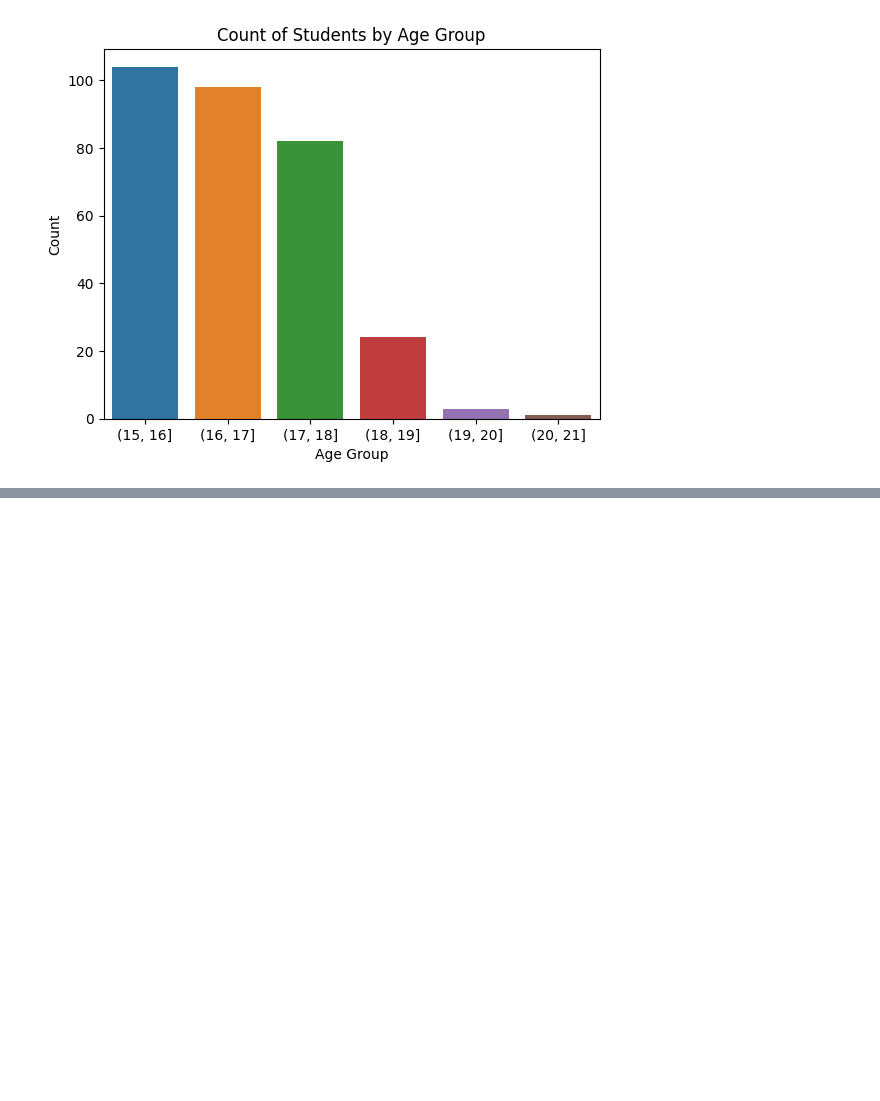
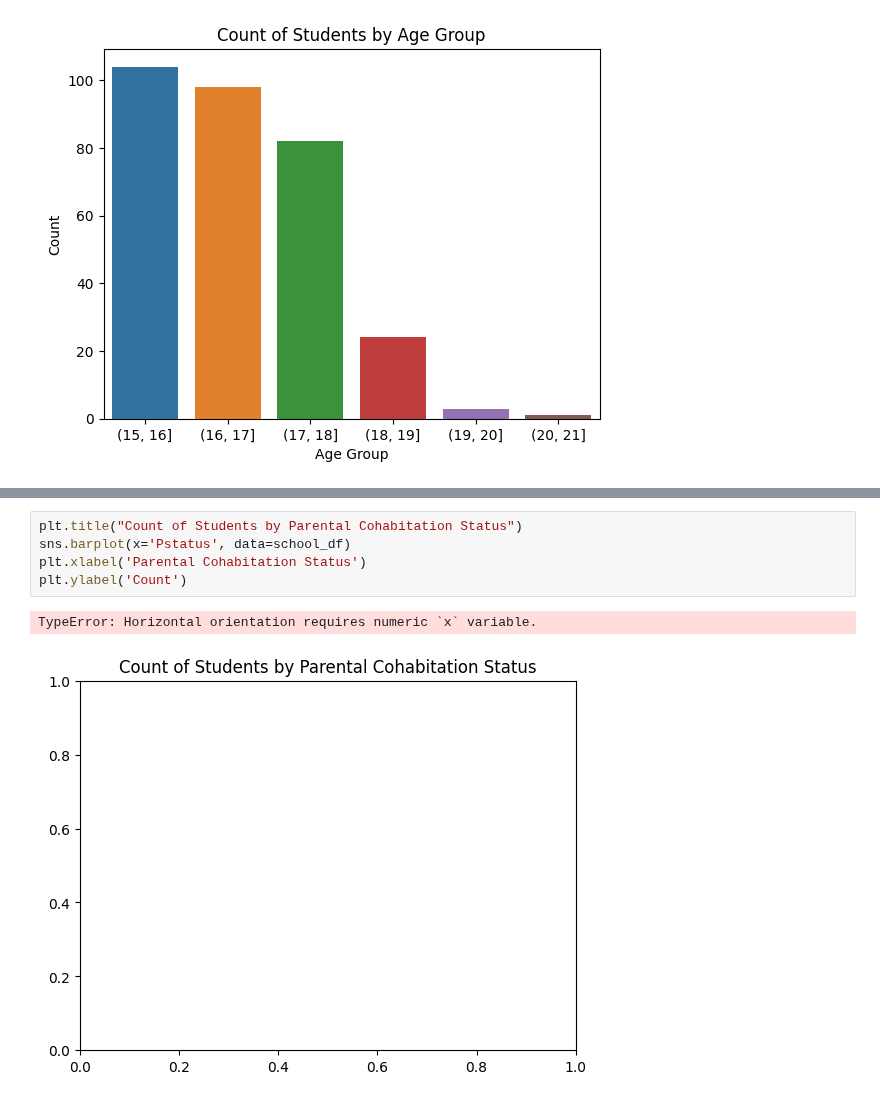
Before and after one commit to latifkara/dataScienceProjects, a Jupyter notebook: School_Conumption/SchoolConsumption.ipynb, the cells around one changed output, grey strips where cells are left out. Drawn from its saved outputs; the diff is of its cells as text; blank space fills up the shorter version.

```diff
--- a/School_Conumption/SchoolConsumption.ipynb
+++ b/School_Conumption/SchoolConsumption.ipynb
@@ -156,0 +183,8 @@ array([15, 16, 17, 18, 19, 20, 21], dtype=int64)
+# %%
+plt.title("Count of Students by Parental Cohabitation Status")
+sns.barplot(x='Pstatus', data=school_df)
+plt.xlabel('Parental Cohabitation Status')
+plt.ylabel('Count')
+# %% [output]
+TypeError: Horizontal orientation requires numeric `x` variable.
+[figure, added]
```
Also changed, not shown: parts of 5 cells of this notebook.
